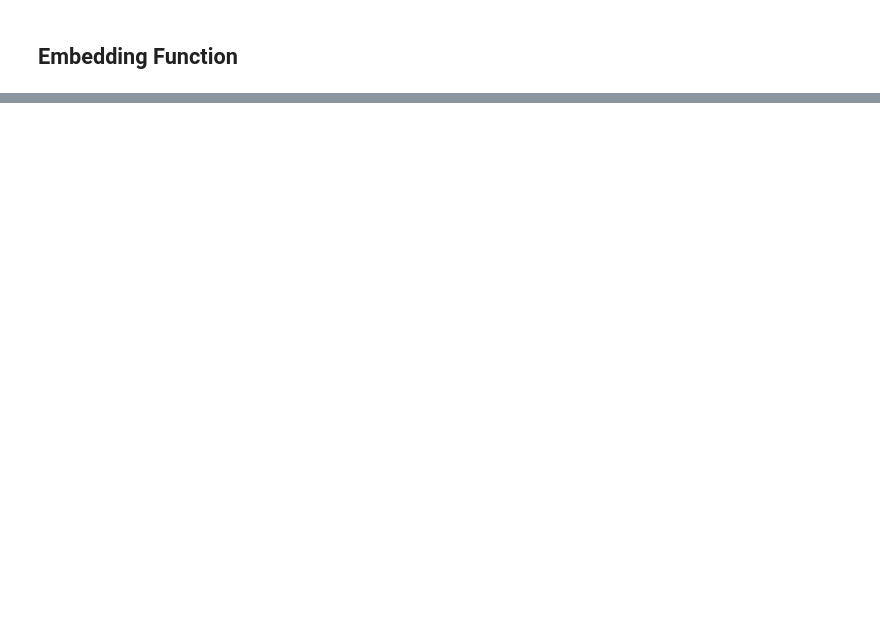
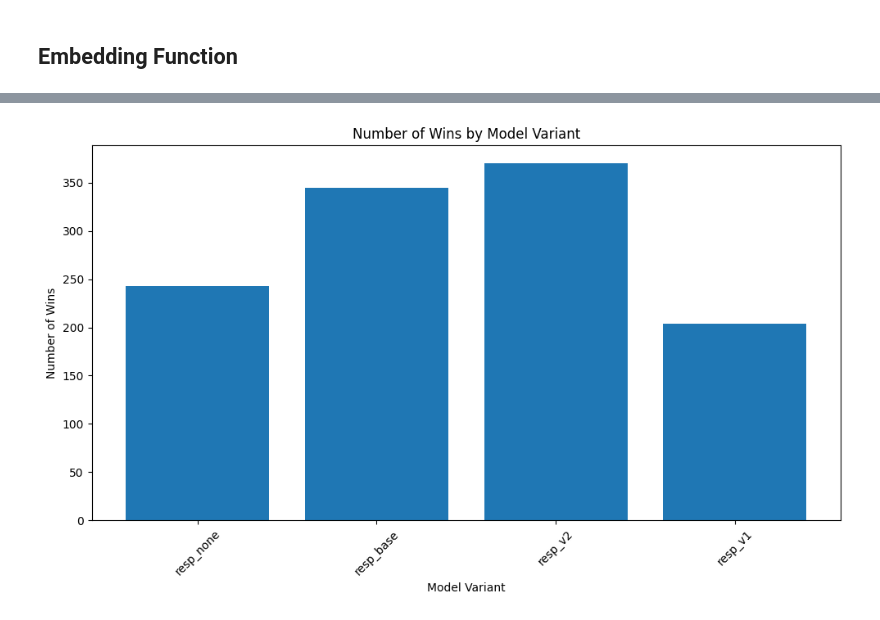
Before and after one commit to megemann/oneprompted, a Jupyter notebook: notebooks/prompt_eval_complete.ipynb, the cells around one changed output, grey strips where cells are left out. Cells and saved outputs as stored; diff of their text form; code cells hidden in the pictures; blank space fills up the shorter version.

Commit message:
Pairwise Comparison Between Prompts

```diff
--- a/notebooks/prompt_eval_complete.ipynb
+++ b/notebooks/prompt_eval_complete.ipynb
@@ -543,0 +735,30 @@ max         0.955708     0.923265     0.926801       0.940599
+# %%
+# Read and process pairwise results
+pairwise_df = pd.read_csv('pairwise_results.csv')
+
+# Count wins for each variant
+variant_wins = {}
+for _, row in pairwise_df.iterrows():
+    if row['choice'] == 'A':
+        winner = row['variant_a']
+    elif row['choice'] == 'B':
+        winner = row['variant_b']
+    else:
+        continue
+
+    variant_wins[winner] = variant_wins.get(winner, 0) + 1
+
+# Create bar chart
+plt.figure(figsize=(10, 6))
+variants = list(variant_wins.keys())
+wins = list(variant_wins.values())
+
+plt.bar(variants, wins)
+plt.title('Number of Wins by Model Variant')
+plt.xlabel('Model Variant')
+plt.ylabel('Number of Wins')
+plt.xticks(rotation=45)
+plt.tight_layout()
+plt.show()
+# %% [output]
+[figure, added]
```
Also changed, not shown: parts of 5 cells of this notebook, 3 other files.
